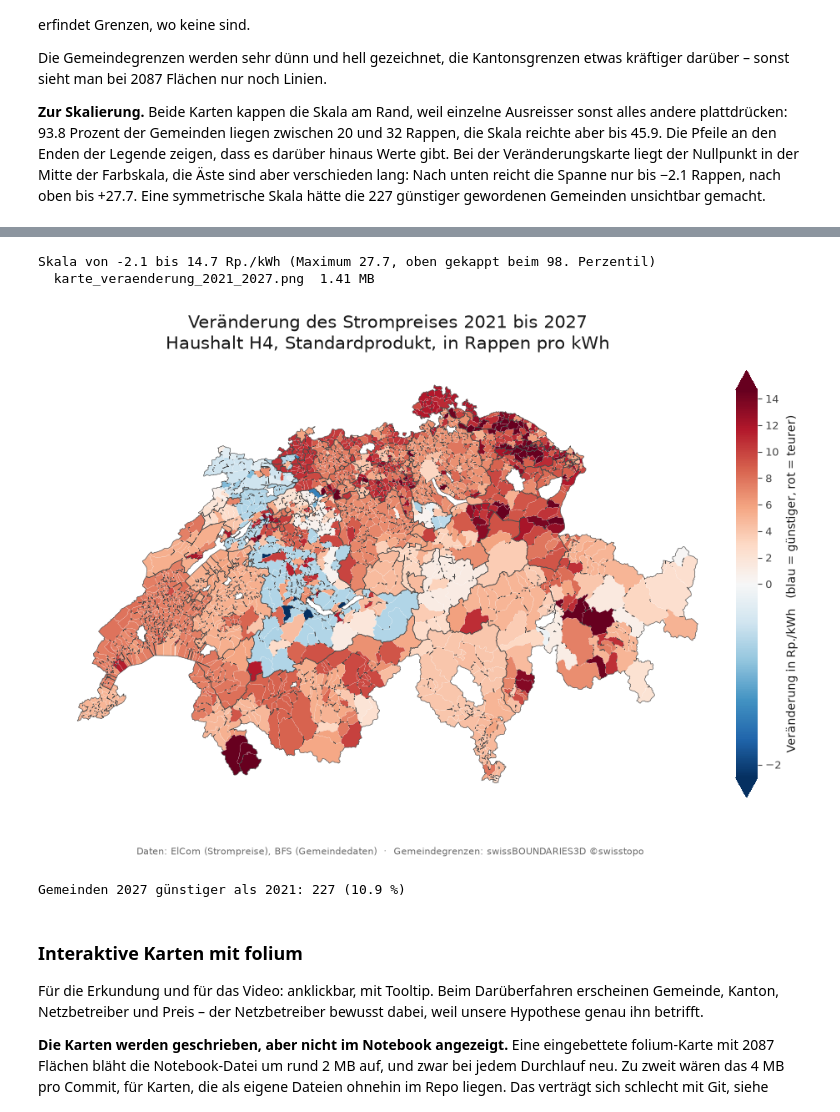
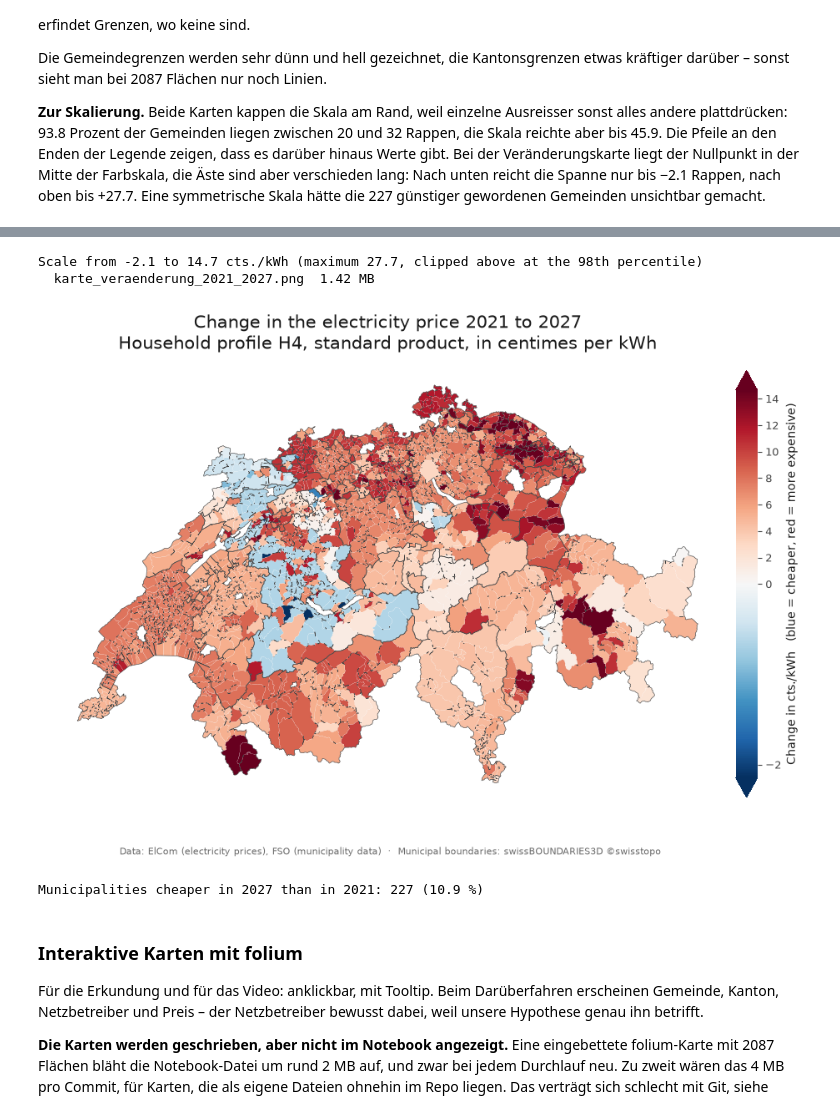
Before and after one commit to AltayMetehan/data-prices-electronic, a Jupyter notebook: scripts/01_daten_bfs_lenny.ipynb, the cells around one changed output, grey strips where cells are left out. Drawn from its saved outputs; the diff is of its cells as text; code cells hidden in the pictures.

```diff
--- a/scripts/01_daten_bfs_lenny.ipynb
+++ b/scripts/01_daten_bfs_lenny.ipynb
@@ -871,8 +871,8 @@ Skala hätte die 227 günstiger gewordenen Gemeinden unsichtbar gemacht.
 # %%
 ABB = WURZEL / "abbildungen"
 ABB.mkdir(exist_ok=True)
-QUELLE = ("Daten: ElCom (Strompreise), BFS (Gemeindedaten)  ·  "
-          "Gemeindegrenzen: swissBOUNDARIES3D ©swisstopo")
+QUELLE = ("Data: ElCom (electricity prices), FSO (municipality data)  ·  "
+          "Municipal boundaries: swissBOUNDARIES3D ©swisstopo")
 
 def zeichne(spalte, titel, cmap, norm, label, datei, extend="both"):
     fig, ax = plt.subplots(figsize=(11, 7.2))
@@ -893,18 +893,20 @@ def zeichne(spalte, titel, cmap, norm, label, datei, extend="both"):
     print(f"  {datei}  {(ABB / datei).stat().st_size/1e6:.2f} MB")
     return fig
 
-# 93.8 Prozent der Gemeinden liegen zwischen 20 und 32 Rappen. Eine Skala, die bis
-# zum Maximum von 45.9 reicht, draengt sie alle in zwei, drei kaum unterscheidbare
-# Blautoene. Darum wird die Skala beim 2. und 98. Perzentil gekappt; die Pfeile an
-# den Enden der Legende zeigen, dass es daneben noch Werte gibt.
+# 93.8 per cent of municipalities lie between 20 and 32 centimes. A scale that
+# reaches all the way to the maximum of 45.9 would squeeze them all into two or
+# three barely distinguishable shades of blue. The scale is therefore clipped at
+# the 2nd and 98th percentile; the arrows at the ends of the legend show that
+# values exist beyond it.
 unten, oben = karte.total_2027.quantile([0.02, 0.98])
-print(f"Skala von {unten:.1f} bis {oben:.1f} Rp./kWh "
-      f"(tatsaechliche Spanne {karte.total_2027.min():.1f} bis {karte.total_2027.max():.1f})")
+print(f"Scale from {unten:.1f} to {oben:.1f} cts./kWh "
+      f"(actual range {karte.total_2027.min():.1f} to {karte.total_2027.max():.1f})")
 
 fig1 = zeichne(
     "total_2027",
-    "Strompreis der Schweizer Gemeinden 2027\nHaushalt H4, 4500 kWh pro Jahr, Standardprodukt",
+    "Electricity prices of Swiss municipalities 2027\n"
+    "Household profile H4, 4,500 kWh per year, standard product",
     "Blues", mpl.colors.Normalize(unten, oben),
-    "Gesamtpreis in Rp./kWh", "karte_preisniveau_2027.png")
+    "Total price in cts./kWh", "karte_preisniveau_2027.png")
 plt.show()
 # %% [output]
@@ -914,30 +916,31 @@ Skala von 22.0 bis 34.1 Rp./kWh (tatsaechliche Spanne 10.6 bis 45.9)
 # %%
-# Die Veraenderung reicht von -2.1 bis +27.7 Rappen. Eine symmetrische Skala von
-# -27.7 bis +27.7 verschenkt die ganze blaue Haelfte: Die 227 guenstiger gewordenen
-# Gemeinden waeren fast weiss und damit unsichtbar. Der Nullpunkt bleibt in der
-# Mitte der Farbskala, die beiden Aeste sind aber unterschiedlich lang.
-# Preis dafuer: Gleich kraeftiges Blau und Rot bedeuten NICHT gleich viele Rappen.
+# The change ranges from -2.1 to +27.7 centimes. A symmetric scale from -27.7 to
+# +27.7 would waste the entire blue half: the 227 municipalities that became
+# cheaper would be almost white and therefore invisible. Zero stays at the centre
+# of the colour scale, but the two arms have different lengths.
+# The price for this: equally strong blue and red do NOT mean equally many centimes.
 unten = karte.veraenderung.min()
 oben = karte.veraenderung.quantile(0.98)
-print(f"Skala von {unten:.1f} bis {oben:.1f} Rp./kWh "
-      f"(Maximum {karte.veraenderung.max():.1f}, oben gekappt beim 98. Perzentil)")
+print(f"Scale from {unten:.1f} to {oben:.1f} cts./kWh "
+      f"(maximum {karte.veraenderung.max():.1f}, clipped above at the 98th percentile)")
 
 fig2 = zeichne(
     "veraenderung",
-    "Veränderung des Strompreises 2021 bis 2027\nHaushalt H4, Standardprodukt, in Rappen pro kWh",
+    "Change in the electricity price 2021 to 2027\n"
+    "Household profile H4, standard product, in centimes per kWh",
     "RdBu_r", mpl.colors.TwoSlopeNorm(vmin=unten, vcenter=0, vmax=oben),
-    "Veränderung in Rp./kWh   (blau = günstiger, rot = teurer)",
+    "Change in cts./kWh   (blue = cheaper, red = more expensive)",
     "karte_veraenderung_2021_2027.png")
 plt.show()
 
 guenstiger = int((karte.veraenderung < 0).sum())
-print(f"\nGemeinden 2027 günstiger als 2021: {guenstiger} "
+print(f"\nMunicipalities cheaper in 2027 than in 2021: {guenstiger} "
       f"({guenstiger/len(karte)*100:.1f} %)")
 # %% [output]
-Skala von -2.1 bis 14.7 Rp./kWh (Maximum 27.7, oben gekappt beim 98. Perzentil)
-  karte_veraenderung_2021_2027.png  1.41 MB
+Scale from -2.1 to 14.7 cts./kWh (maximum 27.7, clipped above at the 98th percentile)
+  karte_veraenderung_2021_2027.png  1.42 MB
-[figure, old version]
+[figure, new version]
-Gemeinden 2027 günstiger als 2021: 227 (10.9 %)
+Municipalities cheaper in 2027 than in 2021: 227 (10.9 %)
 # %% [markdown]
 ### Interaktive Karten mit folium
 
```
Also changed, not shown: parts of 4 cells of this notebook, 4 other files.
